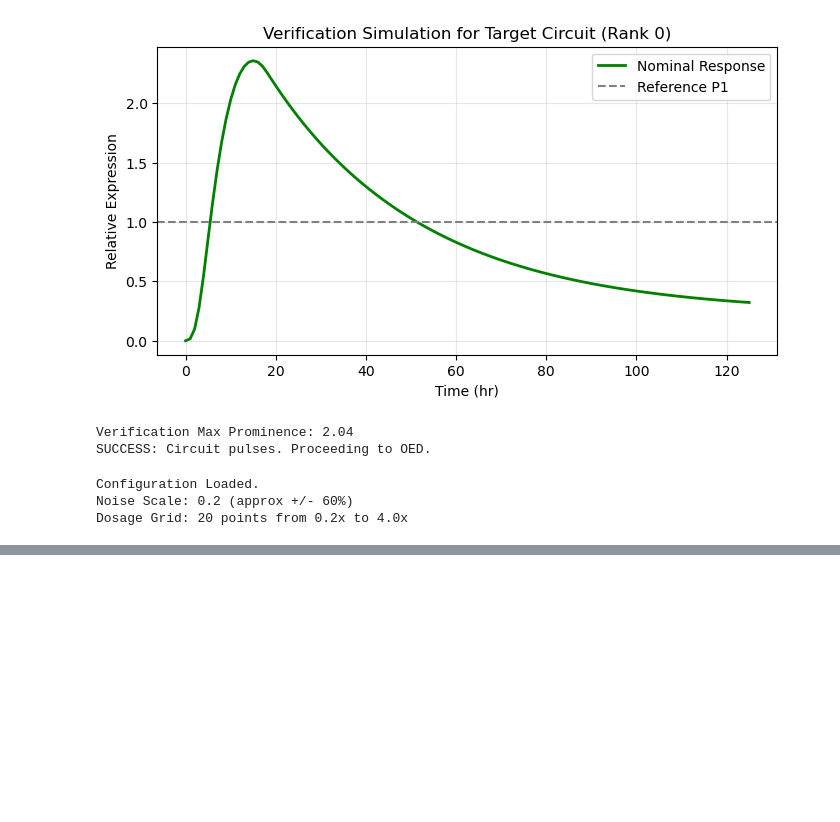
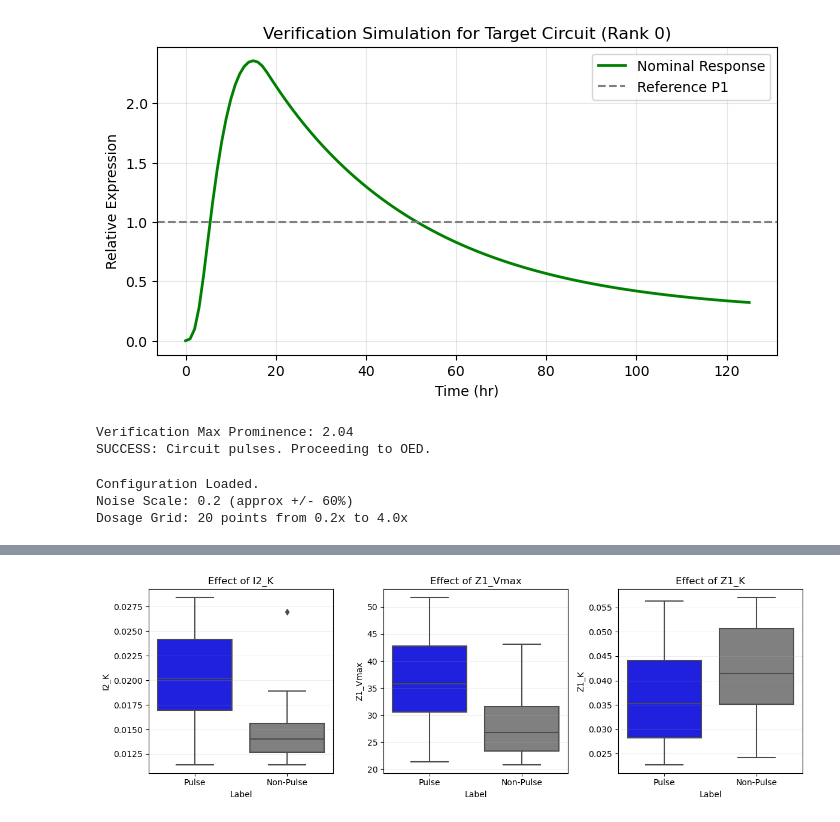
Before and after one commit to PhoebeQiKuang/GCAD-SDL, a Jupyter notebook: Experimental Design/oed_wrapper/Run_OED_Z1Z2.ipynb, the cells around one changed output, grey strips where cells are left out. Cells and saved outputs as stored; diff of their text form; code cells hidden in the pictures; blank space fills up the shorter version.

Commit message:
Update Active Learning Loop Implementation for Single Circuit.

```diff
--- a/Experimental Design/oed_wrapper/Run_OED_Z1Z2.ipynb
+++ b/Experimental Design/oed_wrapper/Run_OED_Z1Z2.ipynb
@@ -441,0 +476,93 @@ plt.show()
+# %%
+
+# Part 1: Sensitivity Forensics
+
+import seaborn as sns
+
+
+# 1. RETRIEVE DATA
+if 'data' not in locals():
+    # reload
+    with open("oed_z1z2_simulation_data_seed25.pkl", "rb") as f:
+        data = pickle.load(f)
+
+# Use the Optimal Dosage found in previous analysis
+best_idx = idx_max
+opt_dose = list(data["traces"].keys())[best_idx]
+
+print(f"   Analyzing parameters at Optimal Dose: {opt_dose:.2f}x")
+
+raw_params_list = data["parameters"]
+active_nodes = data["active_nodes"]
+traces_at_opt = data["traces"][opt_dose]
+
+# 2. FLATTEN PARAMETERS
+X_data = []
+feature_names = []
+
+for i, p_dict in enumerate(raw_params_list):
+    row_values = []
+    row_names = []
+
+    for node in sorted(active_nodes):
+        if node in p_dict:
+            vals = p_dict[node]
+            # Activator (3 params) or Inhibitor (1 param)
+            if len(vals) == 3: # [Basal, Vmax, K]
+                row_values.extend(vals)
+                if i==0: row_names.extend([f"{node}_basal", f"{node}_Vmax", f"{node}_K"])
+            elif len(vals) == 1: # [K]
+                row_values.extend(vals)
+                if i==0: row_names.extend([f"{node}_K"])
+
+    X_data.append(row_values)
+    if i==0: feature_names = row_names
+
+X = np.array(X_data)
+print(f"   Feature Matrix Shape: {X.shape} (Features: {feature_names})")
+
+# 3. CLASSIFY (Pulse vs Non-Pulse)
+labels = []
+for trace in traces_at_opt:
+    p, t, q = get_pulse_metrics(trace)
+    # same criteria as before: q > 0.5 is a valid pulse
+    if q > 0.5:
+        labels.append("Pulse")
+    else:
+        labels.append("Non-Pulse")
+
+labels = np.array(labels)
+pulse_count = np.sum(labels == 'Pulse')
+print(f"   Classification Results: {pulse_count} Pulses / {len(labels) - pulse_count} Failures")
+
+# 4. VISUALIZATION
+# --- COLOR SCHEME: Blue (Success) vs Grey (Failure) ---
+palette_map = {'Pulse': 'blue', 'Non-Pulse': 'grey'}
+
+if pulse_count > 5 and pulse_count < len(labels) - 5:
+
+    # TOP DRIVERS & BOXPLOTS
+    df_params = pd.DataFrame(X, columns=feature_names)
+    df_params['Label'] = labels
+
+    means = df_params.groupby('Label').mean().T
+    if 'Pulse' in means.columns and 'Non-Pulse' in means.columns:
+        means['Diff_Percent'] = (means['Pulse'] - means['Non-Pulse']) / means['Non-Pulse'] * 100
+        top_drivers = means.reindex(means['Diff_Percent'].abs().sort_values(ascending=False).index)
+
+        print("\n=== Parameter Differences ===")
+        print(top_drivers[['Diff_Percent']])
+
+        # Plot Top 3 Drivers
+        fig, axes = plt.subplots(1, 3, figsize=(12, 4))
+        for i in range(3):
+            if i < len(top_drivers):
+                param = top_drivers.index[i]
+                sns.boxplot(x='Label', y=param, data=df_params, ax=axes[i], palette=palette_map)
+                axes[i].set_title(f"Effect of {param}")
+                axes[i].grid(axis='y', alpha=0.2)
+        plt.tight_layout()
+        plt.show()
+else:
+    print("\n[!] Not enough data points in one class to run PCA/Stats.")
+# %% [output]
@@ -441,0 +579 @@ plt.show()
+[figure, added]
```
Also changed, not shown: parts of 28 cells of this notebook, 30 other files.
